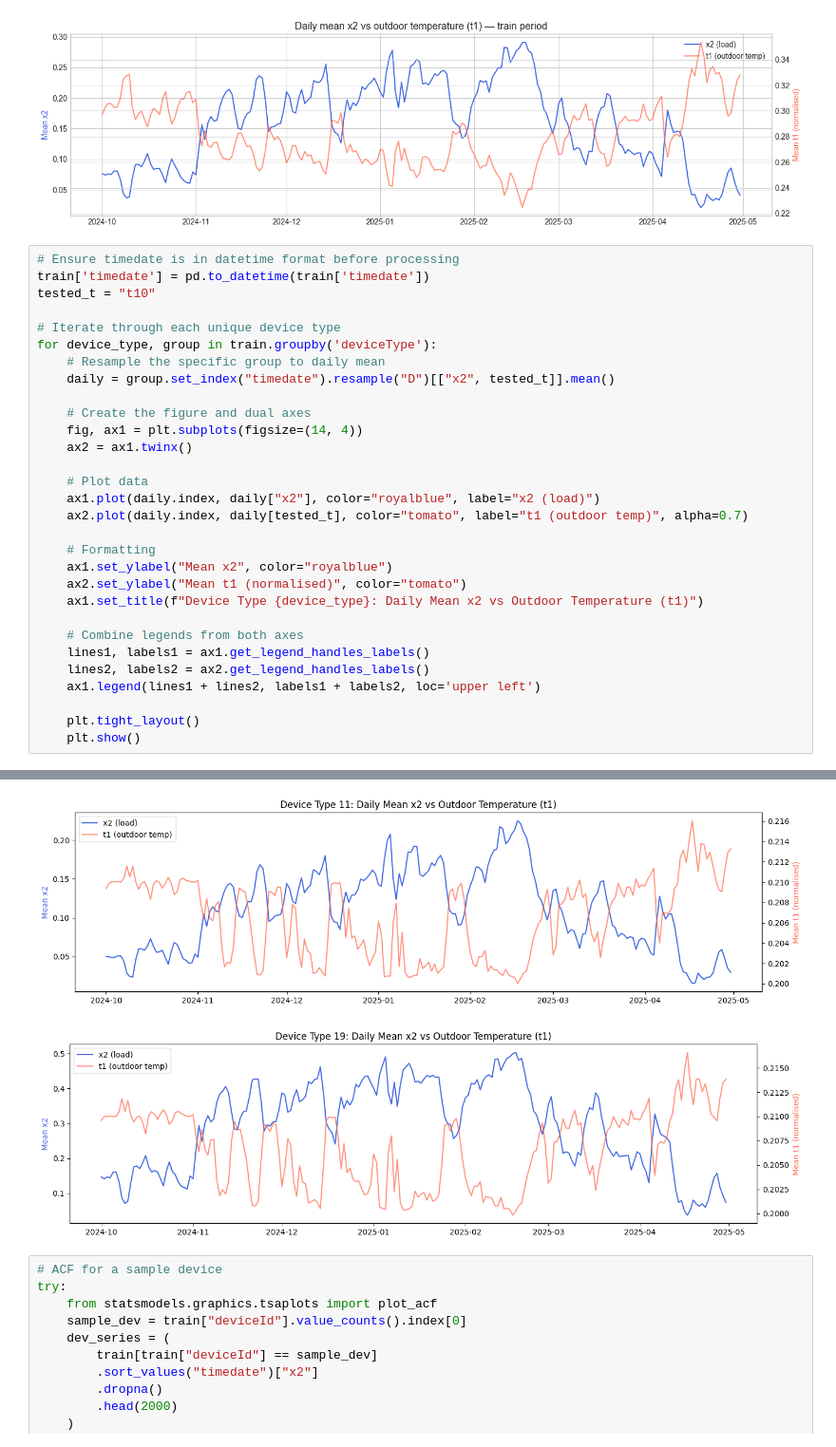
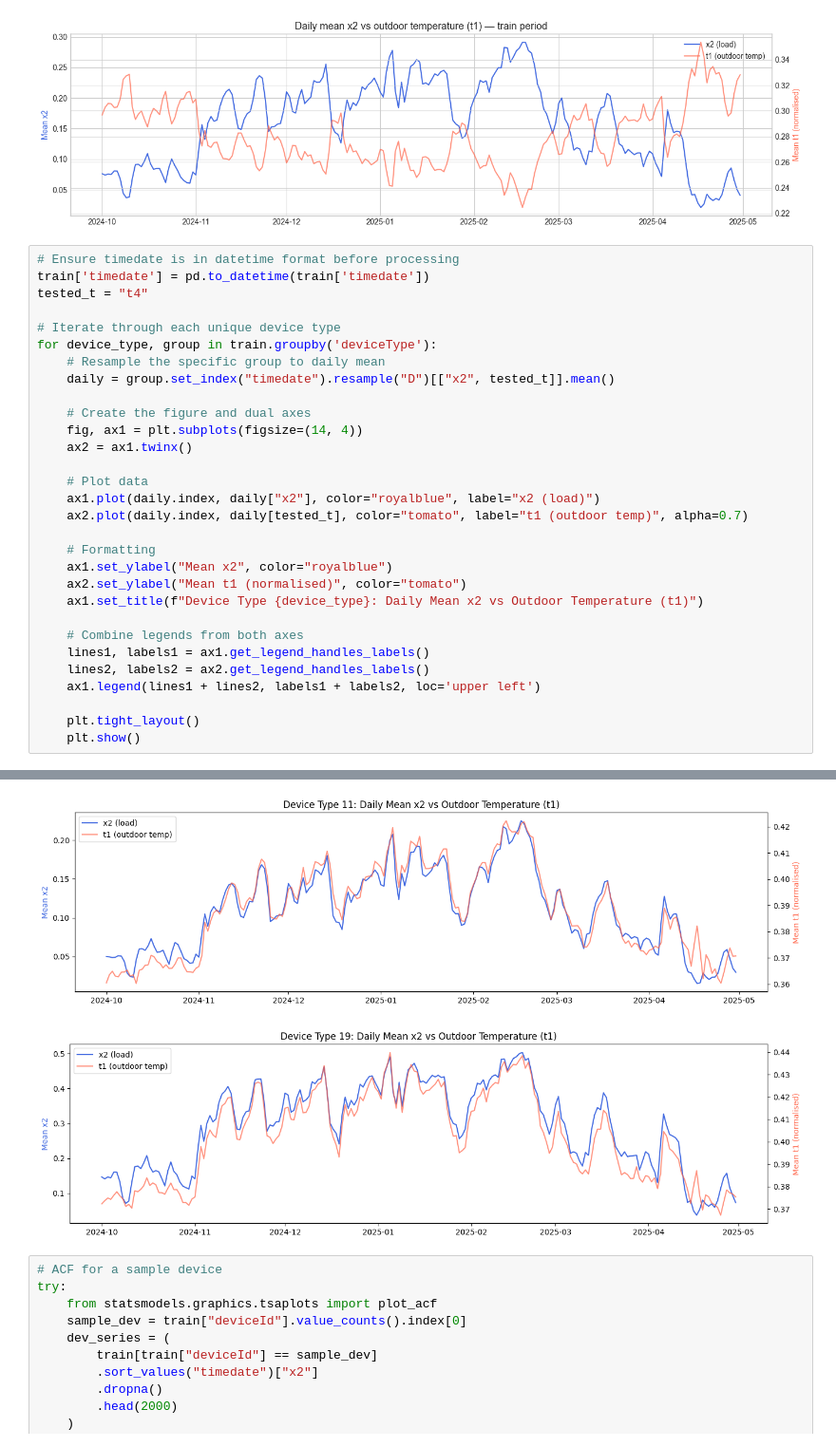
Before and after one commit to RageAgainstTheMachineLearning2026/Task3, a Jupyter notebook: eda_executed.ipynb, the cells around one changed output, grey strips where cells are left out. Shown at 95% size. Drawn from its saved outputs; the diff is of its cells as text.

```diff
--- a/eda_executed.ipynb
+++ b/eda_executed.ipynb
@@ -340,7 +340,7 @@ plt.show()
 # %%
 # Ensure timedate is in datetime format before processing
 train['timedate'] = pd.to_datetime(train['timedate'])
-tested_t = "t10"
+tested_t = "t4"
 
 # Iterate through each unique device type
 for device_type, group in train.groupby('deviceType'):
@@ -372,5 +372,5 @@ for device_type, group in train.groupby('deviceType'):
-[figure, old version]
+[figure, new version]
-[figure, old version]
+[figure, new version]
 # %%
 # ACF for a sample device
 try:
```
Also changed, not shown: parts of 2 cells of this notebook, 5 other files.
